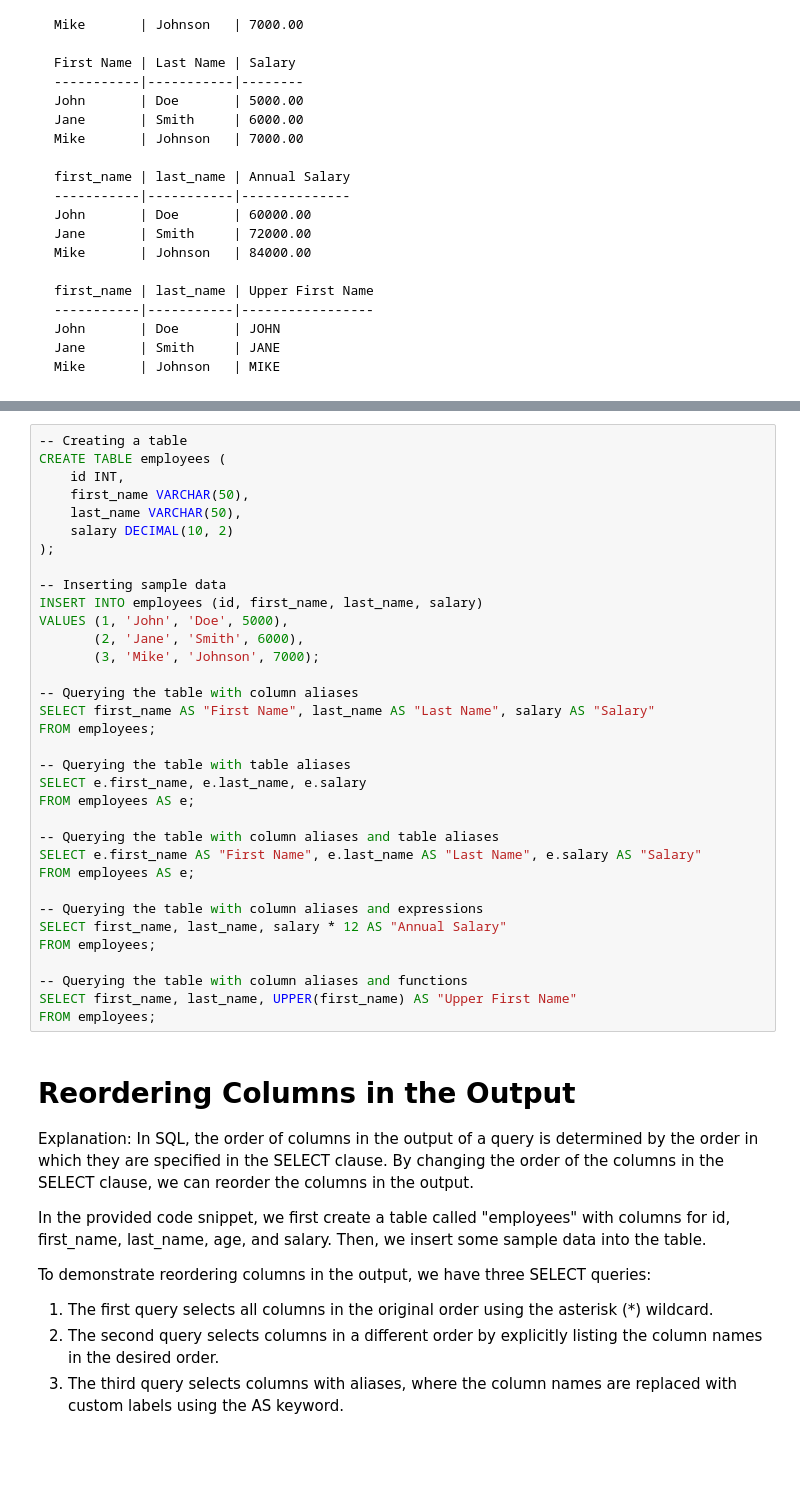
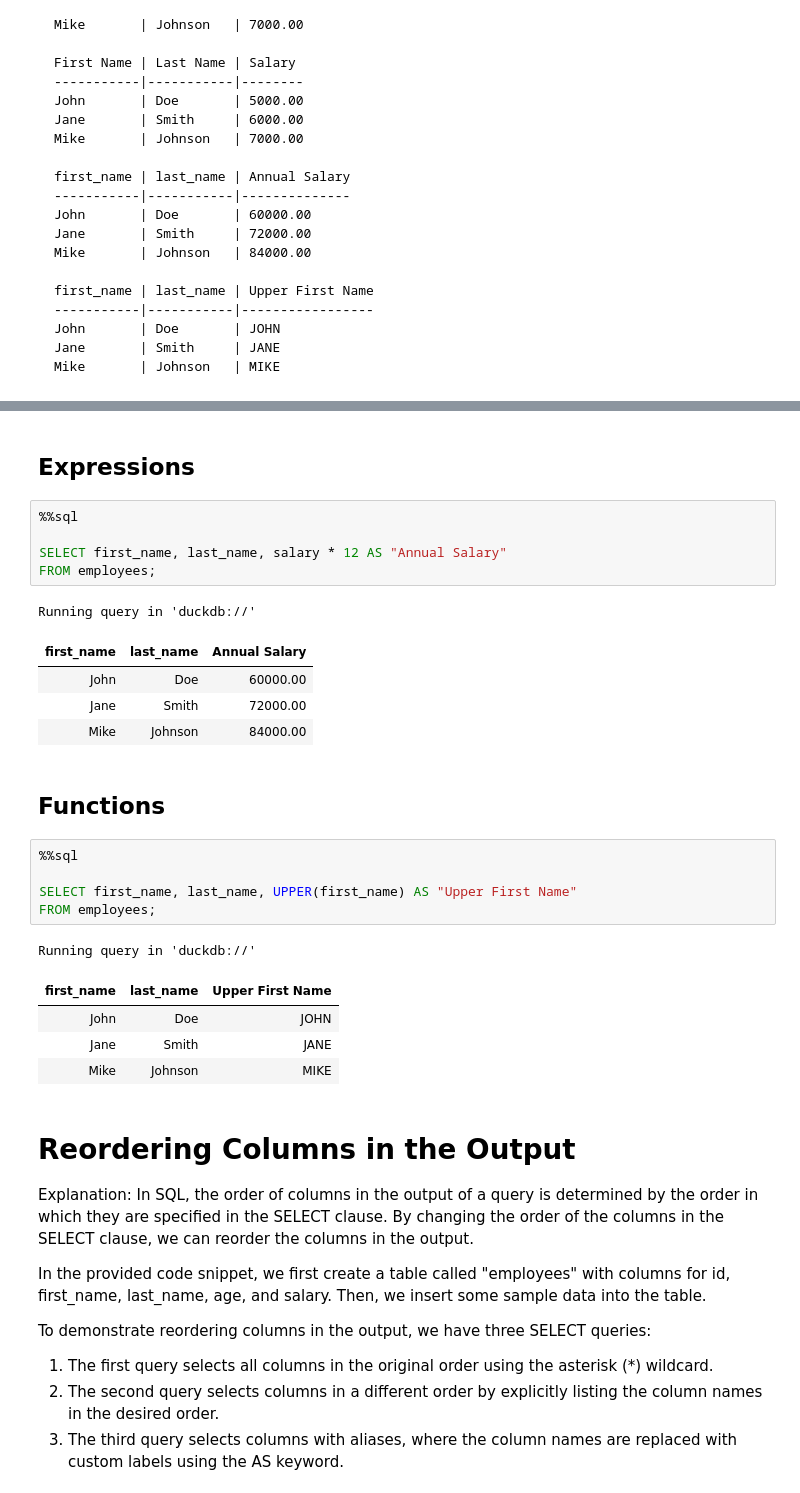
Before and after one commit to davidpet/snippets, a Jupyter notebook: SQL/Columns and Data Transformation in Queries.ipynb, the cells around one changed output, grey strips where cells are left out. Cells and saved outputs as stored; diff of their text form; blank space fills up the shorter version.

```diff
--- a/SQL/Columns and Data Transformation in Queries.ipynb
+++ b/SQL/Columns and Data Transformation in Queries.ipynb
@@ -48,37 +107,29 @@ Mike       | Johnson   | MIKE
+# %% [markdown]
+## Expressions
+# %%
+%%sql
+
+SELECT first_name, last_name, salary * 12 AS "Annual Salary"
+FROM employees;
+# %% [output]
+Running query in 'duckdb://'
+| first_name | last_name | Annual Salary |
+| John | Doe | 60000.00 |
+| Jane | Smith | 72000.00 |
+| Mike | Johnson | 84000.00 |
+# %% [markdown]
+## Functions
 # %%
--- Creating a table
-CREATE TABLE employees (
-    id INT,
-    first_name VARCHAR(50),
-    last_name VARCHAR(50),
-    salary DECIMAL(10, 2)
-);
+%%sql
 
--- Inserting sample data
-INSERT INTO employees (id, first_name, last_name, salary)
-VALUES (1, 'John', 'Doe', 5000),
-       (2, 'Jane', 'Smith', 6000),
-       (3, 'Mike', 'Johnson', 7000);
-
--- Querying the table with column aliases
-SELECT first_name AS "First Name", last_name AS "Last Name", salary AS "Salary"
-FROM employees;
-
--- Querying the table with table aliases
-SELECT e.first_name, e.last_name, e.salary
-FROM employees AS e;
-
--- Querying the table with column aliases and table aliases
-SELECT e.first_name AS "First Name", e.last_name AS "Last Name", e.salary AS "Salary"
-FROM employees AS e;
-
--- Querying the table with column aliases and expressions
-SELECT first_name, last_name, salary * 12 AS "Annual Salary"
-FROM employees;
-
--- Querying the table with column aliases and functions
 SELECT first_name, last_name, UPPER(first_name) AS "Upper First Name"
 FROM employees;
+# %% [output]
+Running query in 'duckdb://'
+| first_name | last_name | Upper First Name |
+| John | Doe | JOHN |
+| Jane | Smith | JANE |
+| Mike | Johnson | MIKE |
 # %% [markdown]
 # Reordering Columns in the Output
 Explanation:
```
Also changed, not shown: parts of 27 cells of this notebook, 15 other files.
